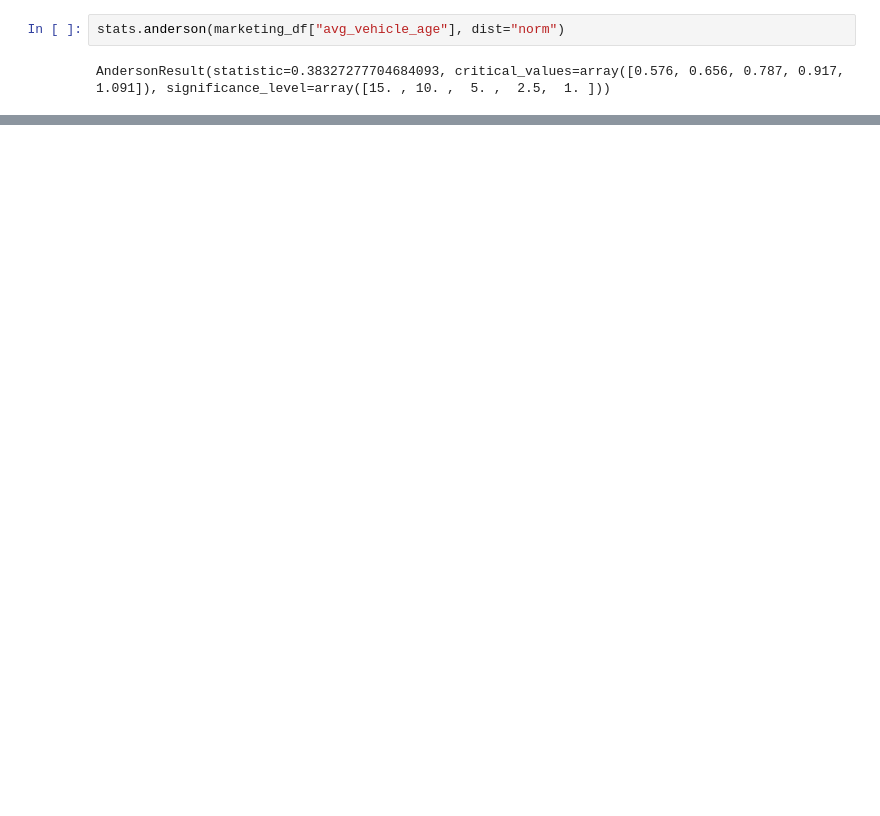
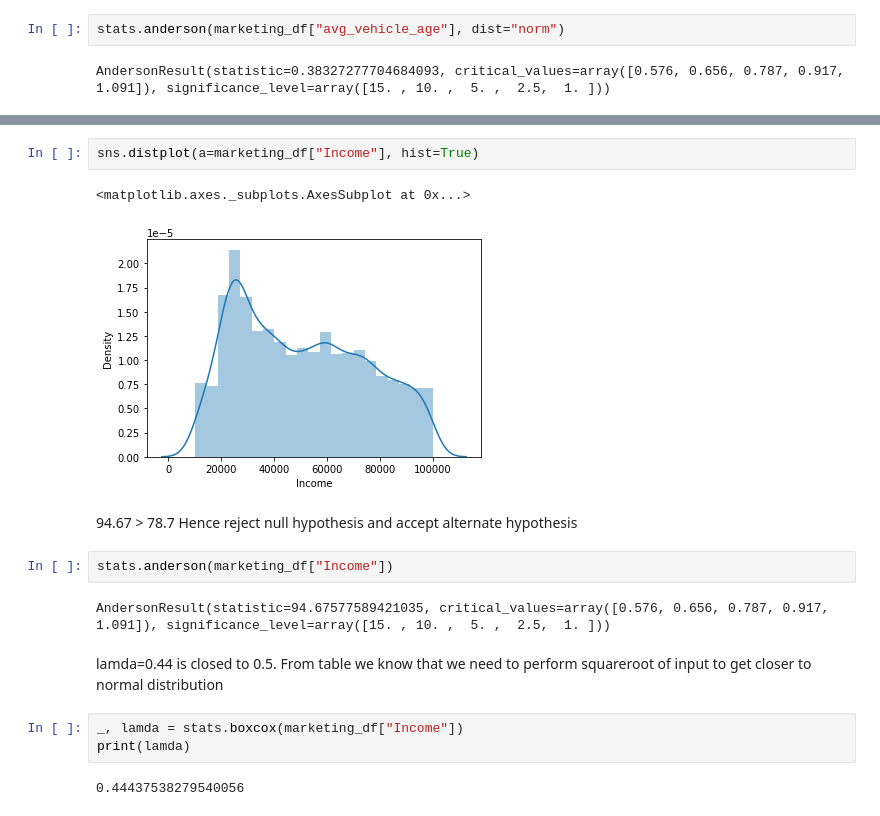
Before and after one commit to surajsrivathsa/applied_statistics, a Jupyter notebook: Normal_Distribution_Test_and_Transformation.ipynb, the cells around one changed output, grey strips where cells are left out. Saved outputs shown, nothing was run; the diff lists cells and outputs as text; blank space fills up the shorter version.

```diff
--- a/Normal_Distribution_Test_and_Transformation.ipynb
+++ b/Normal_Distribution_Test_and_Transformation.ipynb
@@ -113,0 +144,18 @@ AndersonResult(statistic=0.38327277704684093, critical_values=array([0.576, 0.65
+# %%
+sns.distplot(a=marketing_df["Income"], hist=True)
+# %% [output]
+<matplotlib.axes._subplots.AxesSubplot at 0x...>
+[figure, added]
+# %% [markdown]
+94.67 > 78.7 Hence reject null hypothesis and accept alternate hypothesis
+# %%
+stats.anderson(marketing_df["Income"])
+# %% [output]
+AndersonResult(statistic=94.67577589421035, critical_values=array([0.576, 0.656, 0.787, 0.917, 1.091]), significance_level=array([15. , 10. ,  5. ,  2.5,  1. ]))
+# %% [markdown]
+lamda=0.44 is closed to 0.5. From table we know that we need to perform squareroot of input to get closer to normal distribution
+# %%
+_, lamda = stats.boxcox(marketing_df["Income"])
+print(lamda)
+# %% [output]
+0.44437538279540056
```
Also changed, not shown: parts of 21 cells of this notebook.
